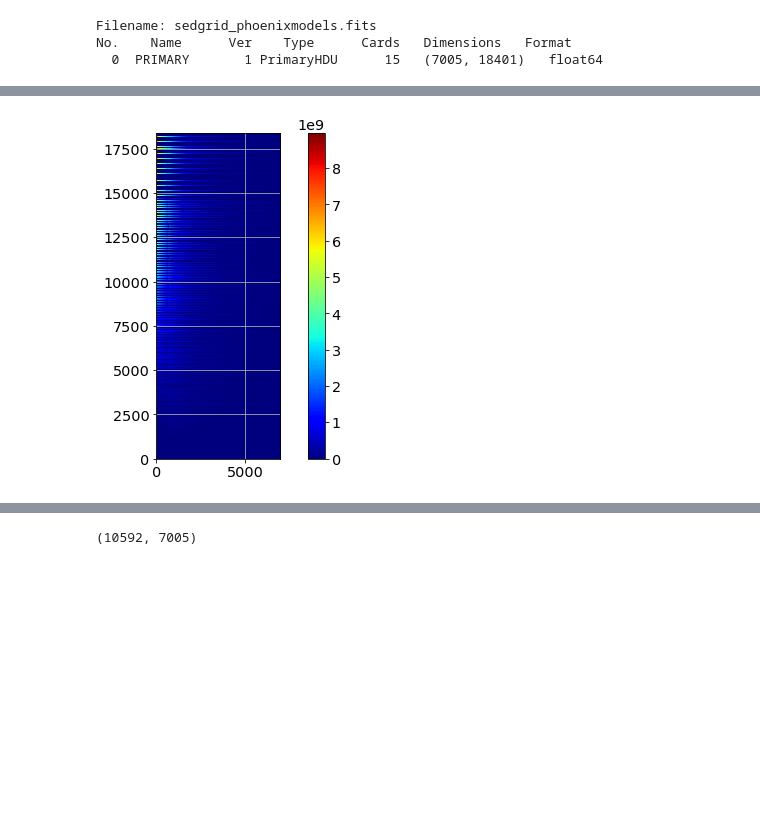
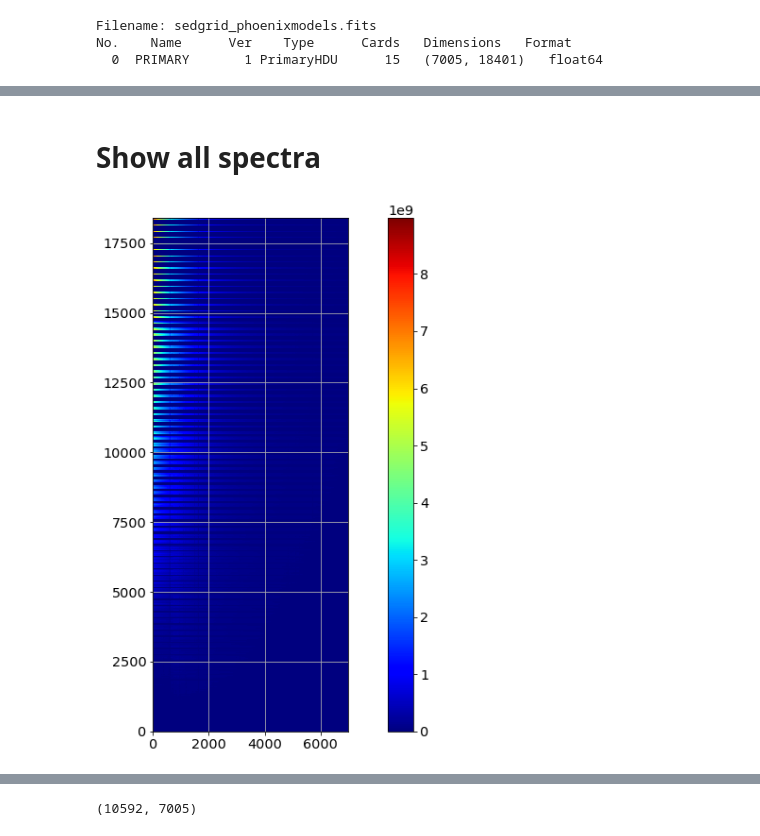
Before and after one commit to sylvielsstfr/PC5AtmStudies, a Jupyter notebook: SNLS/CheckGridSED.ipynb, the cells around one changed output, grey strips where cells are left out. Cells and saved outputs as stored; diff of their text form; code cells hidden in the pictures; blank space fills up the shorter version.

```diff
--- a/SNLS/CheckGridSED.ipynb
+++ b/SNLS/CheckGridSED.ipynb
@@ -57,11 +57,13 @@ LOGZ    = '[-2.5 -2.  -1.5 -1.  -0.5  0.   0.2  0.5]'
 LOGGG   = '[ 1.  2.  3.  4.  5.]'
 # %%
  data = hdul[0].data
+# %% [markdown]
+# Show all spectra
 # %%
-plt.figure()
+plt.figure(figsize=(15,10))
 img=plt.imshow(data[1:,index_spec:],origin='lower',cmap='jet')
 plt.colorbar(img)
 plt.grid(True)
 plt.show()
 # %% [output]
-[figure, old version]
+[figure, new version]
```
Also changed, not shown: parts of 17 cells of this notebook.
